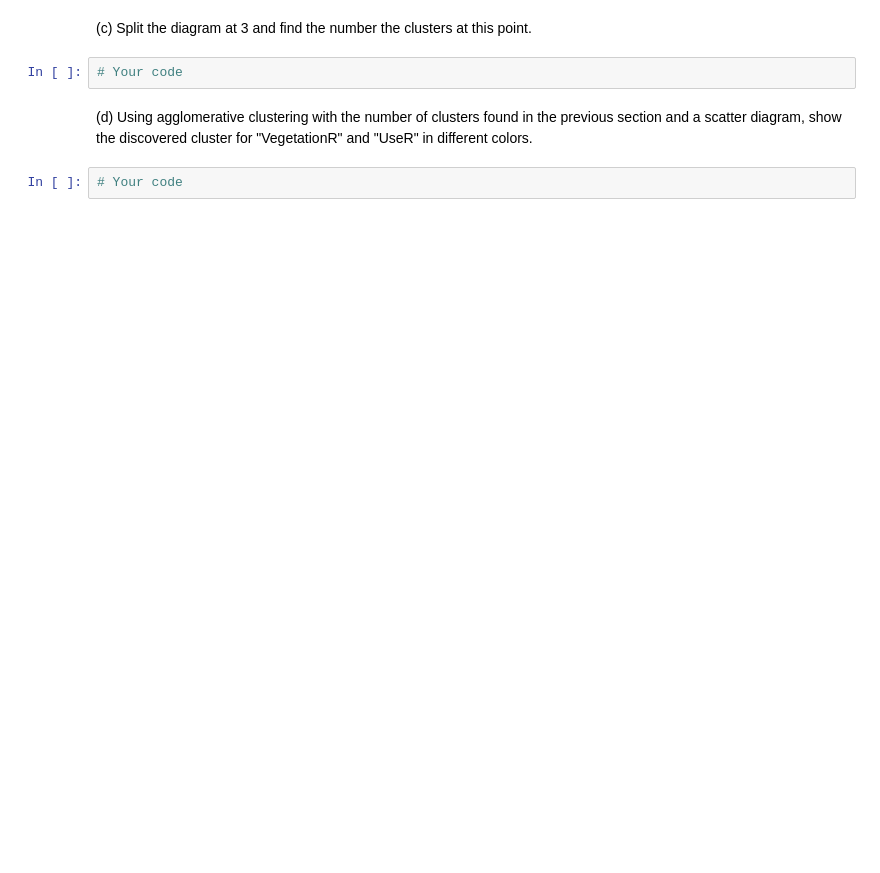
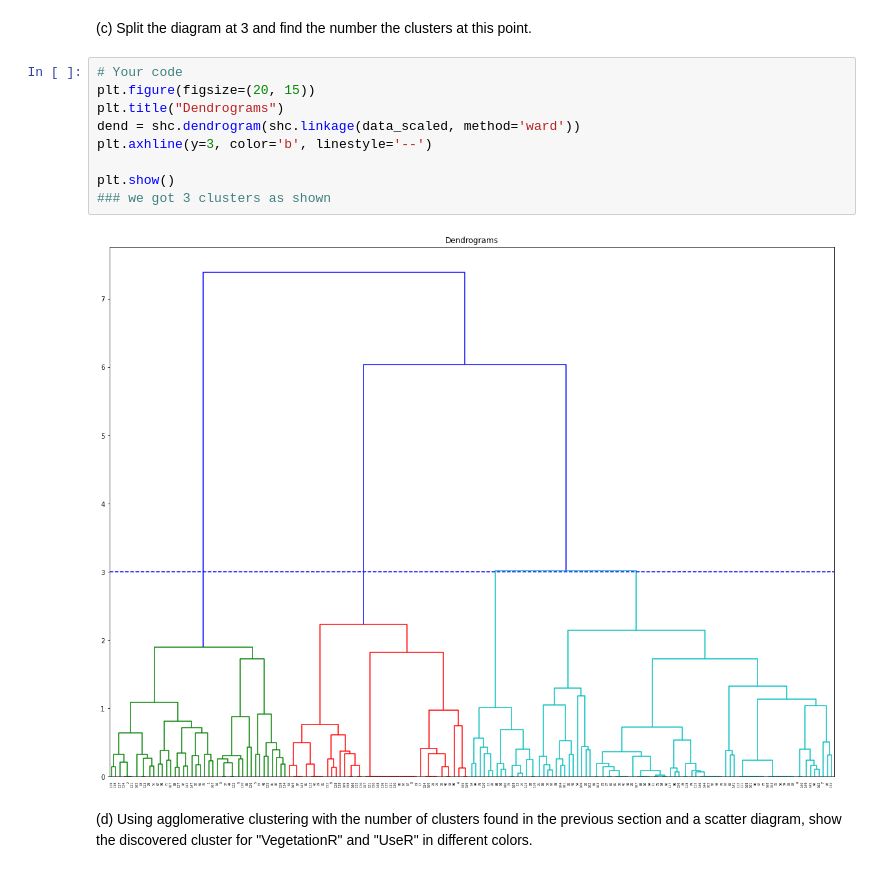
Before and after one commit to JohnGim/ids, a Jupyter notebook: a1/assignment 1.ipynb, the cells around one changed output. Saved outputs shown, nothing was run; the diff lists cells and outputs as text; blank space fills up the shorter version.

```diff
--- a/a1/assignment 1.ipynb
+++ b/a1/assignment 1.ipynb
@@ -877,8 +1171,15 @@ Explanation:
 # %% [markdown]
 (c) Split the diagram at 3 and find the number the clusters at this point.
-# %%
-# Your code
+# %%
+# Your code
+plt.figure(figsize=(20, 15))
+plt.title("Dendrograms")
+dend = shc.dendrogram(shc.linkage(data_scaled, method='ward'))
+plt.axhline(y=3, color='b', linestyle='--')
+
+plt.show()
+### we got 3 clusters as shown
+# %% [output]
+[figure, added]
 # %% [markdown]
 (d) Using agglomerative clustering with the number of clusters found in the previous section and a scatter diagram, show the discovered cluster for "VegetationR" and "UseR" in different colors.
-# %%
-# Your code
```
Also changed, not shown: parts of 24 cells of this notebook.
